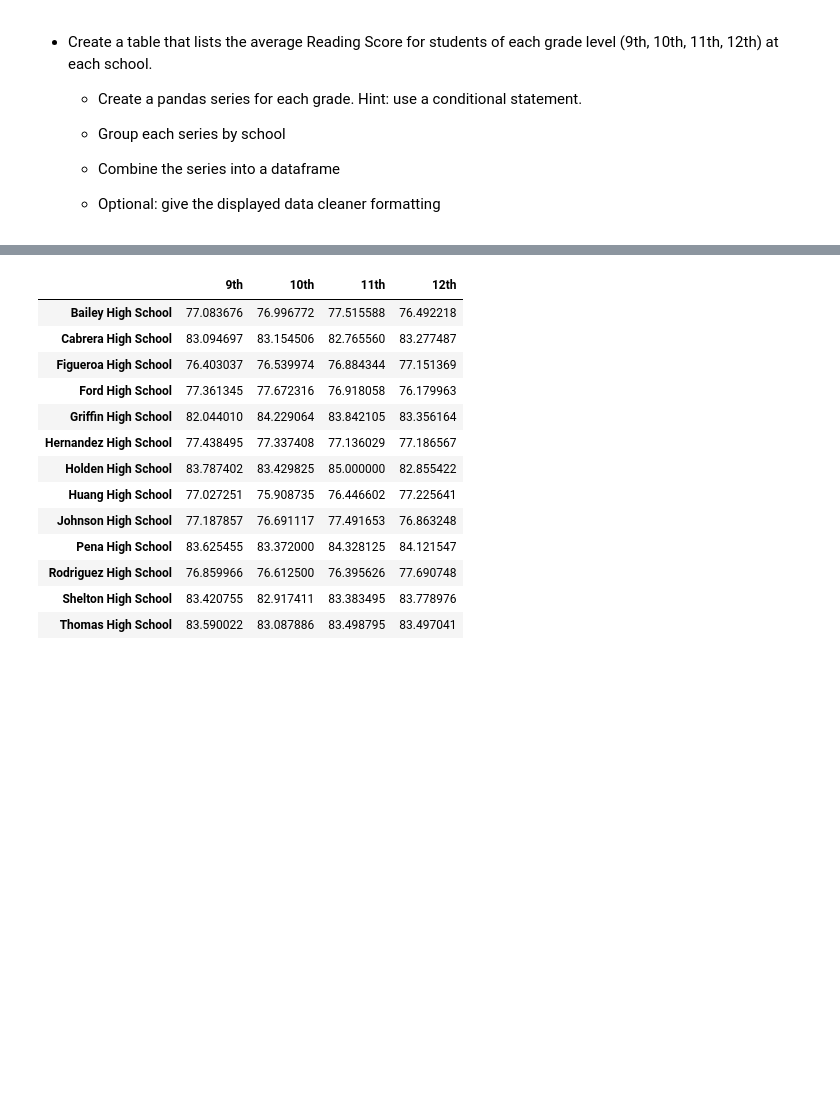
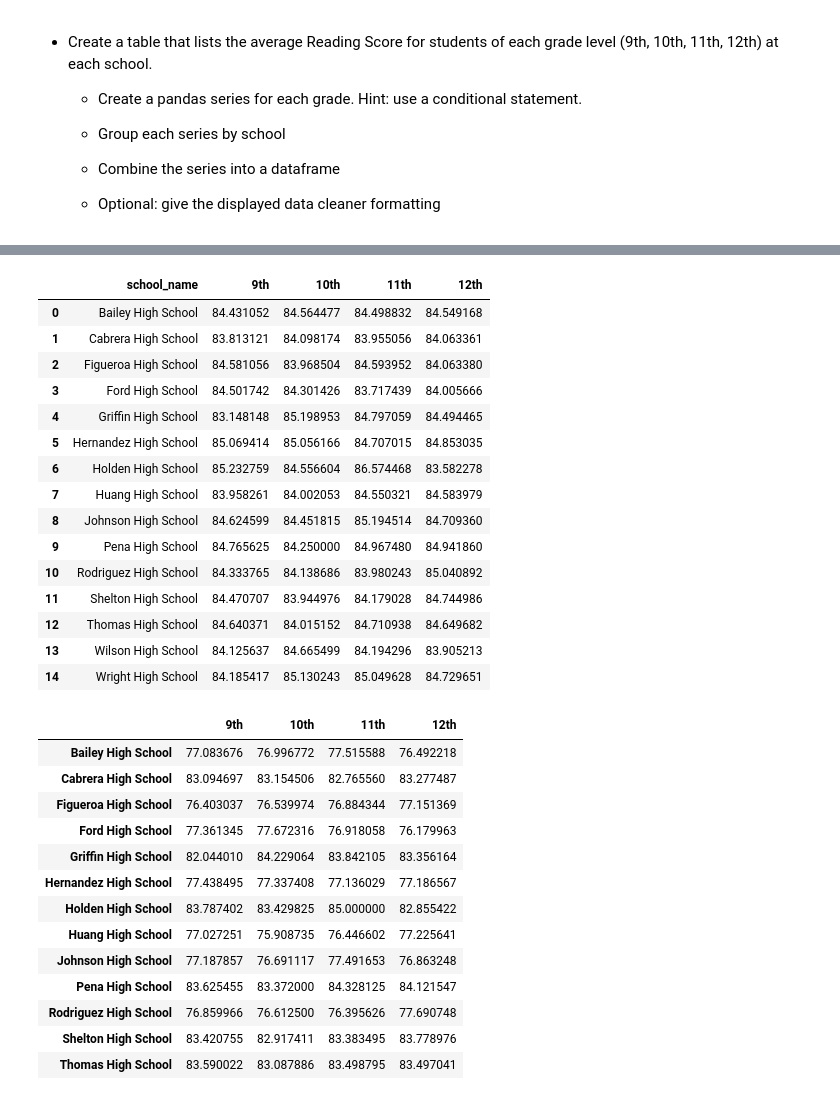
Before and after one commit to flexdog/pandas-challenge, a Jupyter notebook: PyCitySchools/School_Worksheet.ipynb, the cells around one changed output, grey strips where cells are left out. Saved outputs shown, nothing was run; the diff lists cells and outputs as text; code cells hidden in the pictures; blank space fills up the shorter version.

```diff
--- a/PyCitySchools/School_Worksheet.ipynb
+++ b/PyCitySchools/School_Worksheet.ipynb
@@ -145,3 +154,33 @@ SchSumSortBad_df.tail()
+# %%
+G_9th_s = merged_df.loc[merged_df.grade=='9th'].groupby(['school_name'])['math_score'].mean().reset_index()
+G_9th_s.rename(columns = {'math_score':'9th'}, inplace = True)
+G_10th_s = merged_df.loc[merged_df.grade=='10th'].groupby(['school_name'])['math_score'].mean().reset_index()
+G_10th_s.rename(columns = {'math_score':'10th'}, inplace = True)
+G_11th_s = merged_df.loc[merged_df.grade=='11th'].groupby(['school_name'])['math_score'].mean().reset_index()
+G_11th_s.rename(columns = {'math_score':'11th'}, inplace = True)
+G_12th_s = merged_df.loc[merged_df.grade=='12th'].groupby(['school_name'])['math_score'].mean().reset_index()
+G_12th_s.rename(columns = {'math_score':'12th'}, inplace = True)
+math_merge_df = pd.merge( G_9th_s,G_10th_s, on='school_name')
+math_merge_df = pd.merge( math_merge_df,G_11th_s, on='school_name')
+math_merge_df = pd.merge( math_merge_df,G_12th_s, on='school_name')
+math_merge_df
+# %% [output]
+|  | school_name | 9th | 10th | 11th | 12th |
+| 0 | Bailey High School | 84.431052 | 84.564477 | 84.498832 | 84.549168 |
+| 1 | Cabrera High School | 83.813121 | 84.098174 | 83.955056 | 84.063361 |
+| 2 | Figueroa High School | 84.581056 | 83.968504 | 84.593952 | 84.063380 |
+| 3 | Ford High School | 84.501742 | 84.301426 | 83.717439 | 84.005666 |
+| 4 | Griffin High School | 83.148148 | 85.198953 | 84.797059 | 84.494465 |
+| 5 | Hernandez High School | 85.069414 | 85.056166 | 84.707015 | 84.853035 |
+| 6 | Holden High School | 85.232759 | 84.556604 | 86.574468 | 83.582278 |
+| 7 | Huang High School | 83.958261 | 84.002053 | 84.550321 | 84.583979 |
+| 8 | Johnson High School | 84.624599 | 84.451815 | 85.194514 | 84.709360 |
+| 9 | Pena High School | 84.765625 | 84.250000 | 84.967480 | 84.941860 |
+| 10 | Rodriguez High School | 84.333765 | 84.138686 | 83.980243 | 85.040892 |
+| 11 | Shelton High School | 84.470707 | 83.944976 | 84.179028 | 84.744986 |
+| 12 | Thomas High School | 84.640371 | 84.015152 | 84.710938 | 84.649682 |
+| 13 | Wilson High School | 84.125637 | 84.665499 | 84.194296 | 83.905213 |
+| 14 | Wright High School | 84.185417 | 85.130243 | 85.049628 | 84.729651 |
 # %%
 # %% [output]
 |  | 9th | 10th | 11th | 12th |
```
Also changed, not shown: parts of 1 cell of this notebook.
